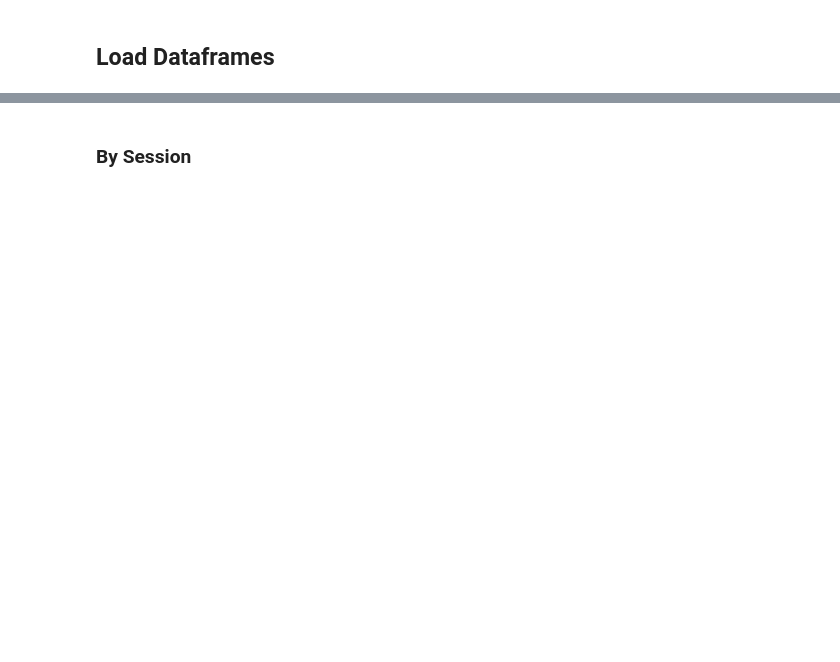
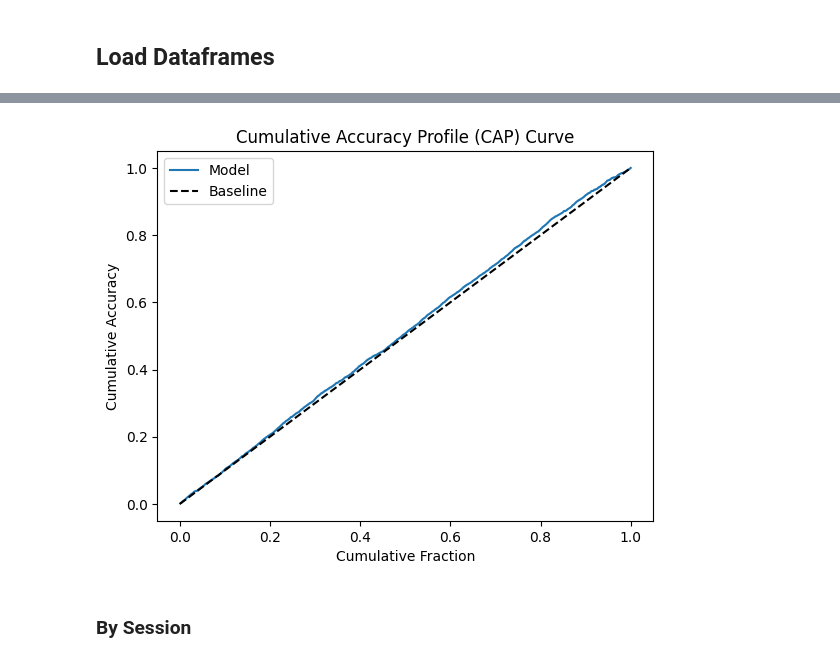
Before and after one commit to mauricios20/Gamblers_Investors, a Jupyter notebook: Entire Data/Combinations/Top Players/Overall/Decision-Tree.ipynb, the cells around one changed output, grey strips where cells are left out. Saved outputs shown, nothing was run; the diff lists cells and outputs as text; code cells hidden in the pictures; blank space fills up the shorter version.

```diff
--- a/Entire Data/Combinations/Top Players/Overall/Decision-Tree.ipynb
+++ b/Entire Data/Combinations/Top Players/Overall/Decision-Tree.ipynb
@@ -59,3 +132,29 @@ Months in test set: ['5_September']
+# %%
+import numpy as np
+import matplotlib.pyplot as plt
+
+# Assuming you have the predicted probabilities or scores named 'predicted_scores' and true labels named 'true_labels'
+
+# Sort the scores and corresponding true labels
+sorted_indices = np.argsort(y_pred)[::-1]
+sorted_true_labels = y_test[sorted_indices]
+
+# Calculate cumulative metrics
+total_positive = np.sum(y_test)
+cumulative_positives = np.cumsum(sorted_true_labels)
+cumulative_accuracy = cumulative_positives / total_positive
+cumulative_fraction = np.arange(1, len(sorted_true_labels) + 1) / len(sorted_true_labels)
+
+# Create the CAP curve plot
+plt.plot(cumulative_fraction, cumulative_accuracy, label='Model')
+plt.plot([0, 1], [0, 1], 'k--', label='Baseline')
+plt.xlabel('Cumulative Fraction')
+plt.ylabel('Cumulative Accuracy')
+plt.title('Cumulative Accuracy Profile (CAP) Curve')
+plt.legend()
+plt.show()
+# %% [output]
+[figure, added]
 # %% [markdown]
 ### By Session
 # %%
```
Also changed, not shown: parts of 6 cells of this notebook, 5 other files.
